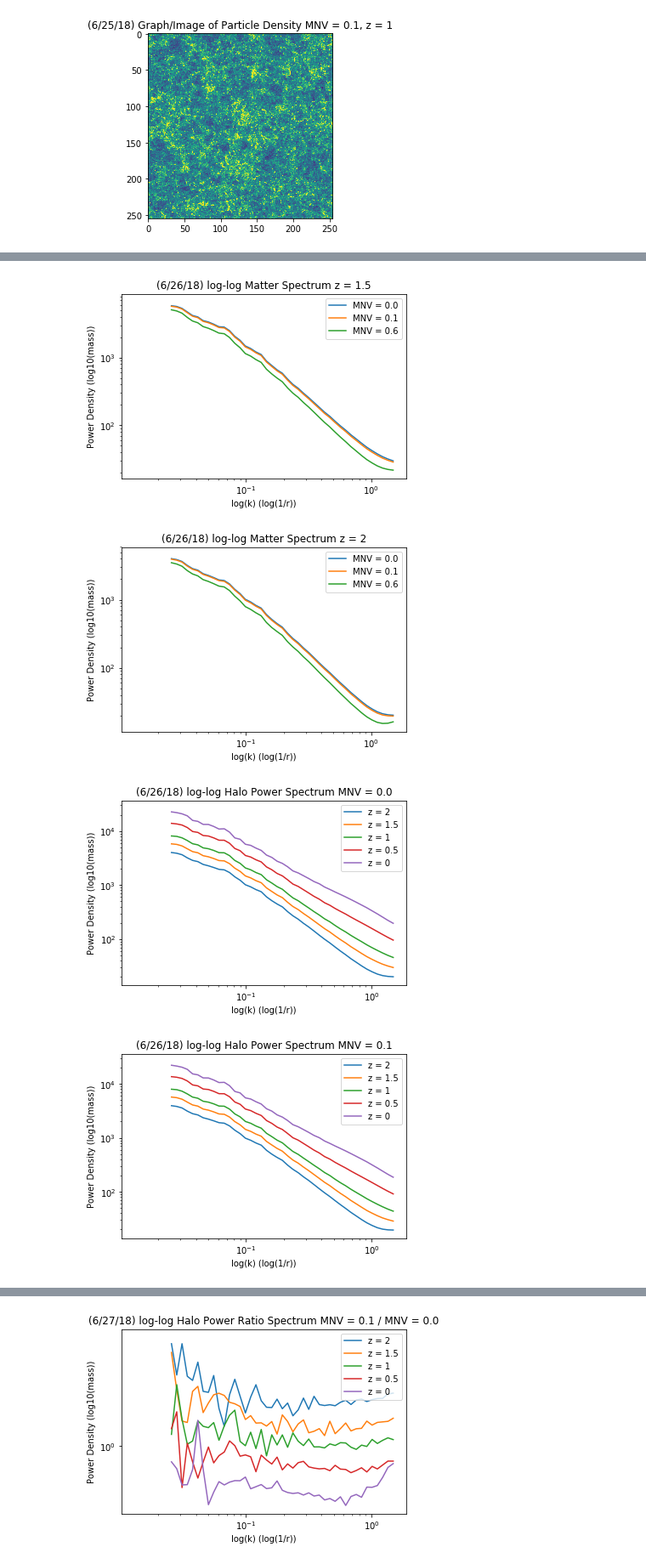
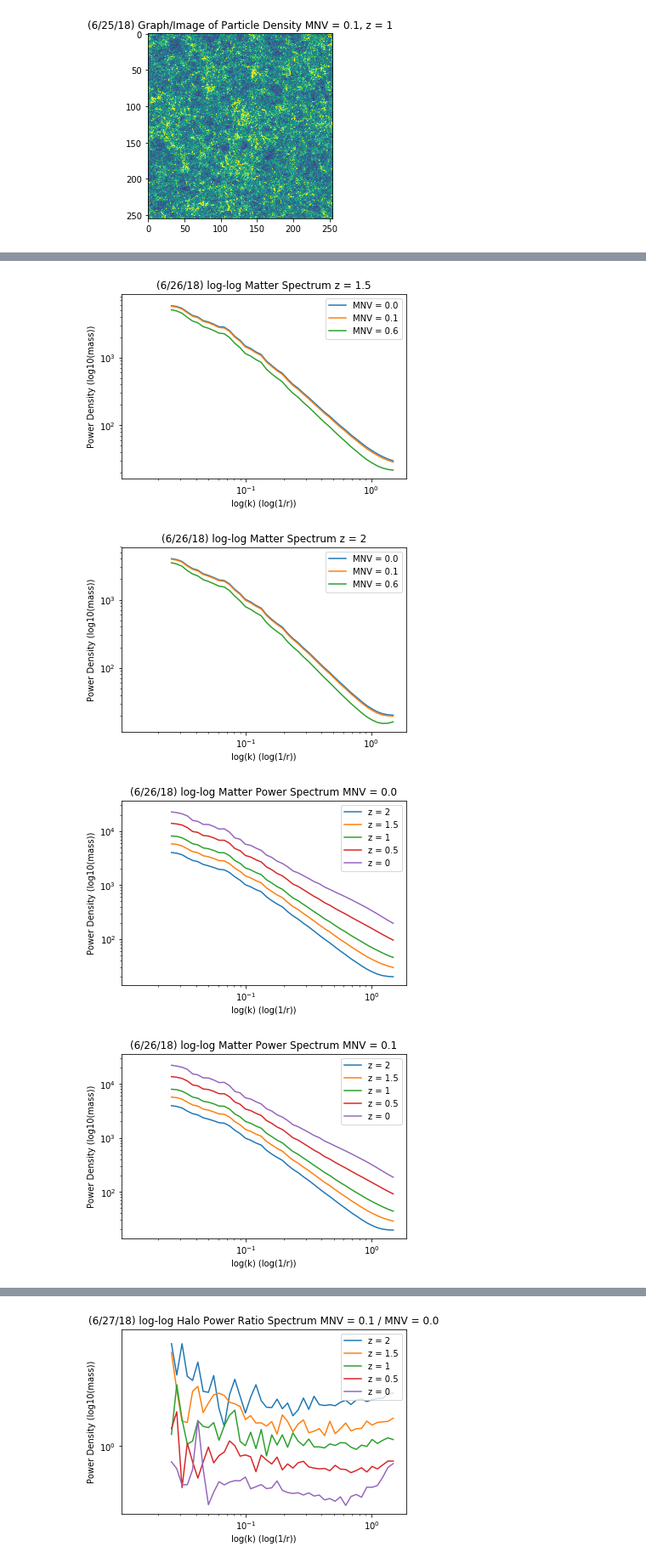
Before and after one commit to may32098/ASTROUSRP_halos_with_neutrinos, a Jupyter notebook: halo_cat_process.ipynb, the cells around one changed output, grey strips where cells are left out. Shown at 85% size. Cells and saved outputs as stored; diff of their text form; code cells hidden in the pictures.

```diff
--- a/halo_cat_process.ipynb
+++ b/halo_cat_process.ipynb
@@ -293,37 +294,37 @@ plt.show()
 
 
 
-plt.title("(6/26/18) log-log Halo Power Spectrum MNV = 0.0")
+plt.title("(6/26/18) log-log Matter Power Spectrum MNV = 0.0")
 plot_power_spectrum("/u/ayannam/Documents/Grids/snapshot_mnv_0.0/snapshot_037.npy", "z = 2")
 plot_power_spectrum("/u/ayannam/Documents/Grids/snapshot_mnv_0.0/snapshot_042.npy", "z = 1.5")
 plot_power_spectrum("/u/ayannam/Documents/Grids/snapshot_mnv_0.0/snapshot_047.npy", "z = 1")
 plot_power_spectrum("/u/ayannam/Documents/Grids/snapshot_mnv_0.0/snapshot_056.npy", "z = 0.5")
 plot_power_spectrum("/u/ayannam/Documents/Grids/snapshot_mnv_0.0/snapshot_066.npy", "z = 0")
 plt.legend()
 plt.show()
 
-plt.title("(6/26/18) log-log Halo Power Spectrum MNV = 0.1")
+plt.title("(6/26/18) log-log Matter Power Spectrum MNV = 0.1")
 plot_power_spectrum("/u/ayannam/Documents/Grids/snapshot_mnv_0.1/snapshot_037.npy", "z = 2")
 plot_power_spectrum("/u/ayannam/Documents/Grids/snapshot_mnv_0.1/snapshot_042.npy", "z = 1.5")
 plot_power_spectrum("/u/ayannam/Documents/Grids/snapshot_mnv_0.1/snapshot_047.npy", "z = 1")
 plot_power_spectrum("/u/ayannam/Documents/Grids/snapshot_mnv_0.1/snapshot_056.npy", "z = 0.5")
 plot_power_spectrum("/u/ayannam/Documents/Grids/snapshot_mnv_0.1/snapshot_066.npy", "z = 0")
 plt.legend()
 plt.show()
 
-plt.title("(6/26/18) log-log Halo Power Spectrum MNV = 0.6")
+plt.title("(6/26/18) log-log Matter Power Spectrum MNV = 0.6")
 plot_power_spectrum("/u/ayannam/Documents/Grids/snapshot_mnv_0.6/snapshot_037.npy", "z = 2")
 plot_power_spectrum("/u/ayannam/Documents/Grids/snapshot_mnv_0.6/snapshot_042.npy", "z = 1.5")
 plot_power_spectrum("/u/ayannam/Documents/Grids/snapshot_mnv_0.6/snapshot_047.npy", "z = 1")
 plot_power_spectrum("/u/ayannam/Documents/Grids/snapshot_mnv_0.6/snapshot_056.npy", "z = 0.5")
 plot_power_spectrum("/u/ayannam/Documents/Grids/snapshot_mnv_0.6/snapshot_066.npy", "z = 0")
 plt.legend()
 plt.show()
 # %% [output]
 [figure]
 [figure]
 [figure]
 [figure]
 [figure]
-[figure, old version]
+[figure, new version]
-[figure, old version]
+[figure, new version]
```
Also changed, not shown: parts of 7 cells of this notebook.
